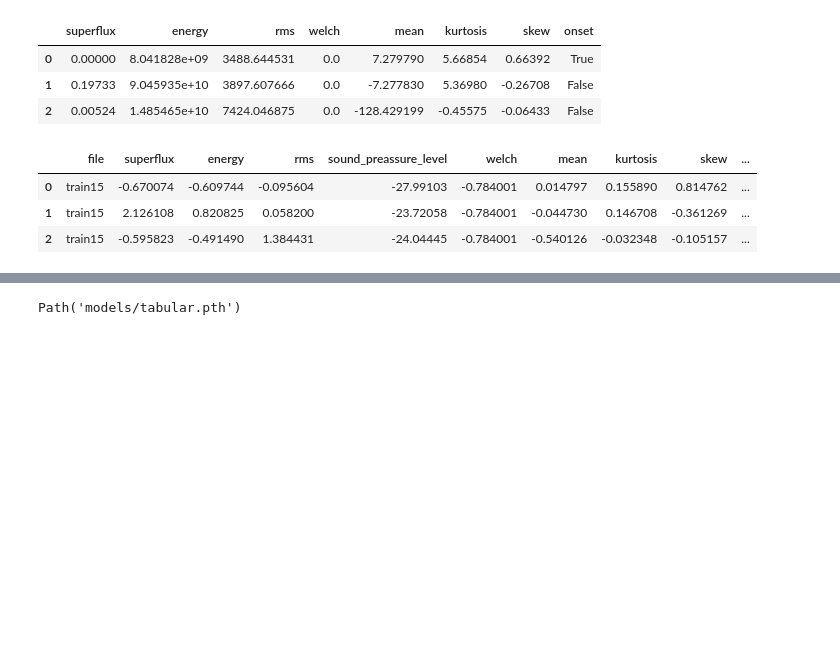
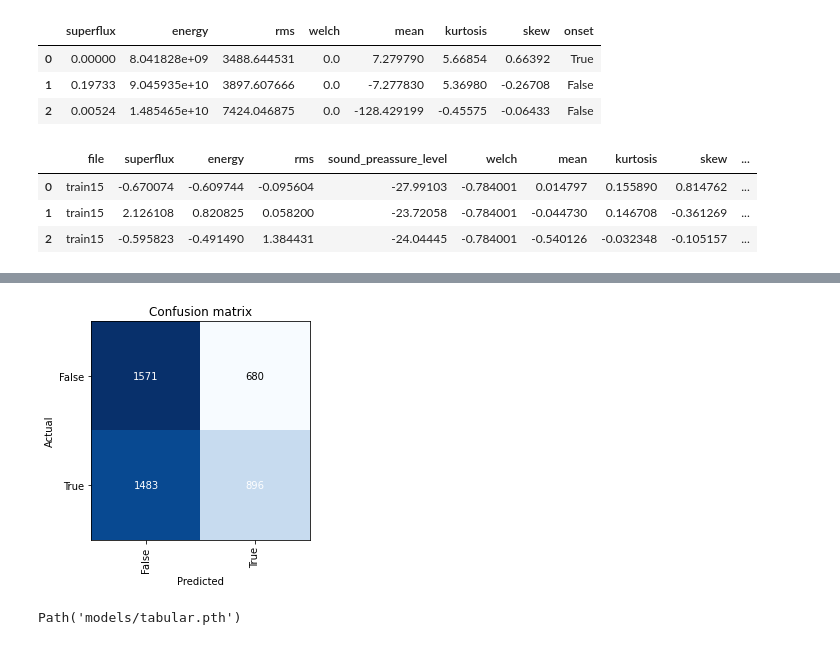
Before and after one commit to LaurenzBeck/music-processing-challenge, a Jupyter notebook: notebooks/06-fastai-tabular.ipynb, the cells around one changed output, grey strips where cells are left out. Drawn from its saved outputs; the diff is of its cells as text; code cells hidden in the pictures; blank space fills up the shorter version.

```diff
--- a/notebooks/06-fastai-tabular.ipynb
+++ b/notebooks/06-fastai-tabular.ipynb
@@ -133,0 +134,3 @@ learn.show_results()
+# %%
+interp = ClassificationInterpretation.from_learner(learn)
+interp.show_results(list(range(8)))
@@ -133,0 +149,3 @@ learn.show_results()
+# %%
+interp.plot_confusion_matrix()
+# %% [output]
@@ -134,3 +153,4 @@ learn.show_results()
+[figure, added]
 # %%
 learn.save('tabular')
 # %% [output]
```
Also changed, not shown: parts of 7 cells of this notebook, 8 other files.
